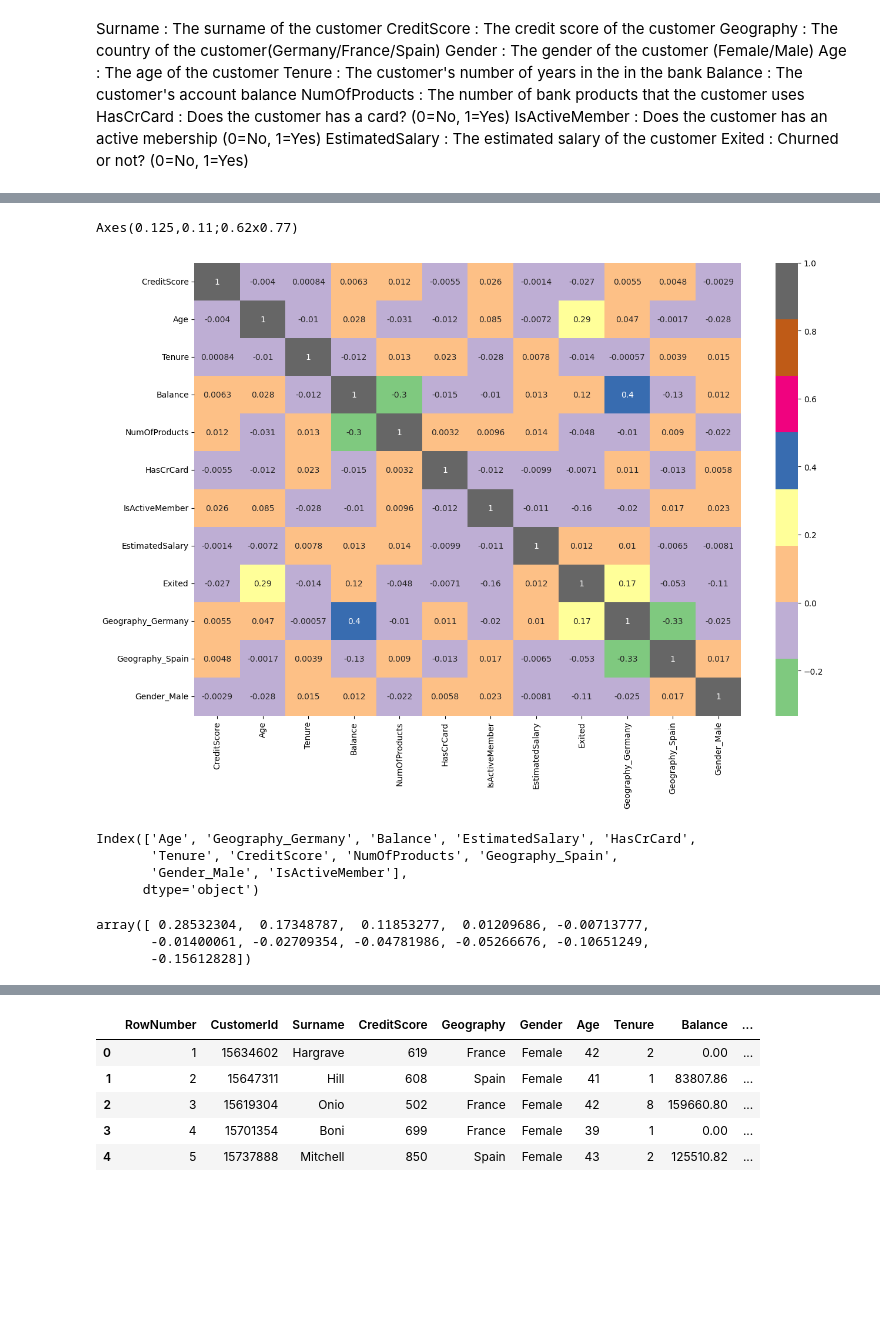
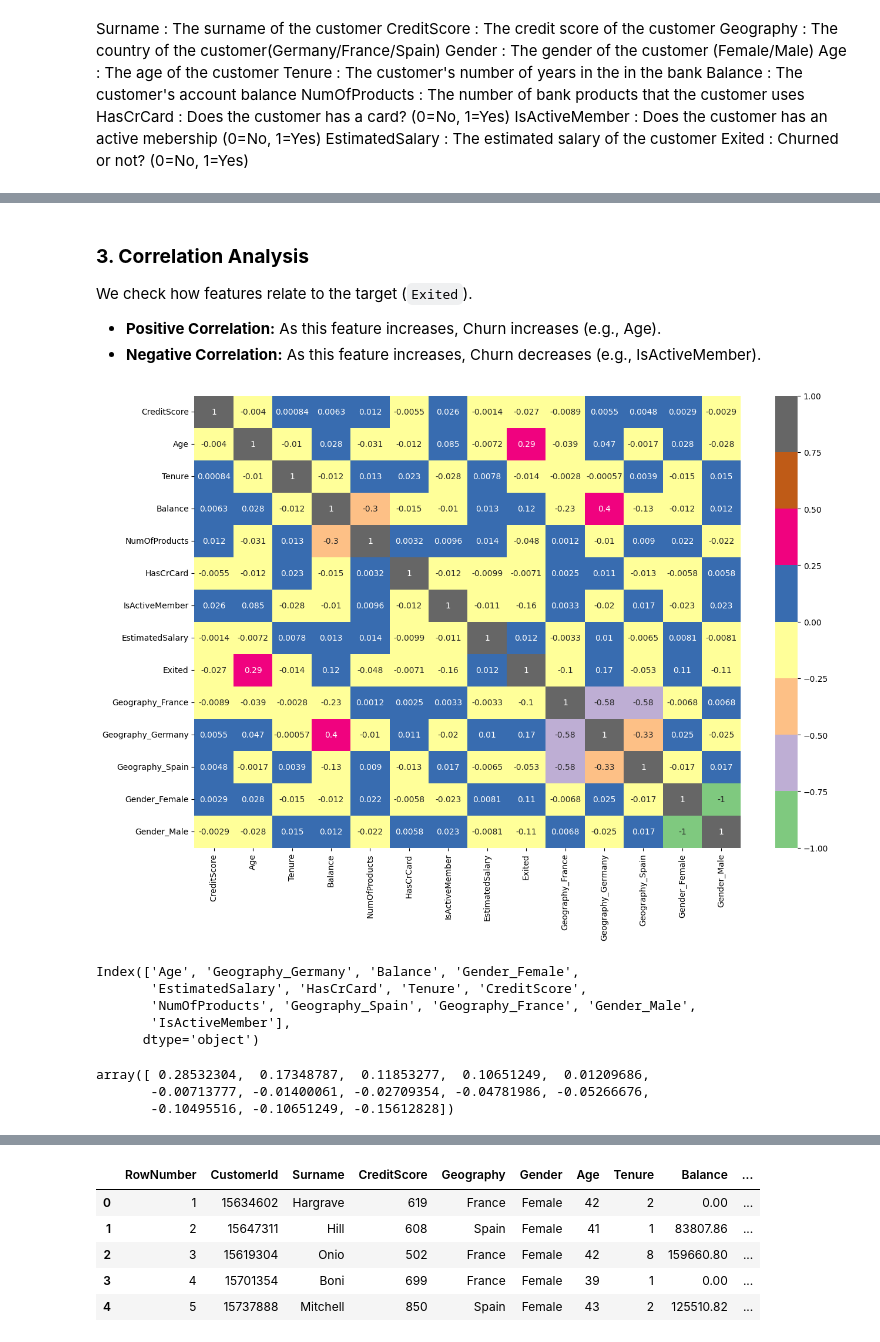
Before and after one commit to Billi1111/Customer-Churn-Project, a Jupyter notebook: Customer Chrun Project.ipynb, the cells around one changed output, grey strips where cells are left out. Cells and saved outputs as stored; diff of their text form; code cells hidden in the pictures; blank space fills up the shorter version.

Commit message:
Explained The process

```diff
--- a/Customer Chrun Project.ipynb
+++ b/Customer Chrun Project.ipynb
@@ -84,31 +106,40 @@ df.describe()
+# %% [markdown]
+### **3. Correlation Analysis**
+We check how features relate to the target (`Exited`).
+* **Positive Correlation:** As this feature increases, Churn increases (e.g., Age).
+* **Negative Correlation:** As this feature increases, Churn decreases (e.g., IsActiveMember).
 # %%
-# Drop RowNumber, CustomerId, and Surname
-df_processed = df.drop(columns=['RowNumber', 'CustomerId', 'Surname'], axis=1)
-df_encoded = pd.get_dummies(df_processed, columns=['Geography', 'Gender'], drop_first=True, dtype=int)
-# Calculate the correlation matrix now that all columns are numeric
+# 1. Drop the columns we don't need
+df_clean = df.drop(columns=['RowNumber', 'CustomerId', 'Surname'], axis=1)
+
+# 2. One-Hot Encoding
+df_clean = pd.get_dummies(df_clean, columns=['Geography', 'Gender'], drop_first=False, dtype=int)
+
+# 3. Calculate Correlation AND SAVE IT to 'corr'
+corr = df_clean.corr()  # <--- This is the line you were missing!
+
+# 4. Plot
 plt.figure(figsize=(15,10))
-corr = df_encoded.corr()
-correlation_matrix = sns.heatmap(corr, annot=True, cmap="Accent")
-
-print(correlation_matrix)
+sns.heatmap(corr, annot=True, cmap="Accent")
+plt.show()
 # %% [output]
-Axes(0.125,0.11;0.62x0.77)
-[figure, old version]
+[figure, new version]
 # %%
 features=corr['Exited'].sort_values(ascending=False)[1:]
 # %%
 features.index
 # %% [output]
-Index(['Age', 'Geography_Germany', 'Balance', 'EstimatedSalary', 'HasCrCard',
-       'Tenure', 'CreditScore', 'NumOfProducts', 'Geography_Spain',
-       'Gender_Male', 'IsActiveMember'],
+Index(['Age', 'Geography_Germany', 'Balance', 'Gender_Female',
+       'EstimatedSalary', 'HasCrCard', 'Tenure', 'CreditScore',
+       'NumOfProducts', 'Geography_Spain', 'Geography_France', 'Gender_Male',
+       'IsActiveMember'],
       dtype='object')
 # %%
 features.values
 # %% [output]
-array([ 0.28532304,  0.17348787,  0.11853277,  0.01209686, -0.00713777,
-       -0.01400061, -0.02709354, -0.04781986, -0.05266676, -0.10651249,
-       -0.15612828])
+array([ 0.28532304,  0.17348787,  0.11853277,  0.10651249,  0.01209686,
+       -0.00713777, -0.01400061, -0.02709354, -0.04781986, -0.05266676,
+       -0.10495516, -0.10651249, -0.15612828])
 # %%
 plt.figure(figsize=(20,12))
 sns.barplot(x=features.index, y=features.values)
```
Also changed, not shown: parts of 10 cells of this notebook.
